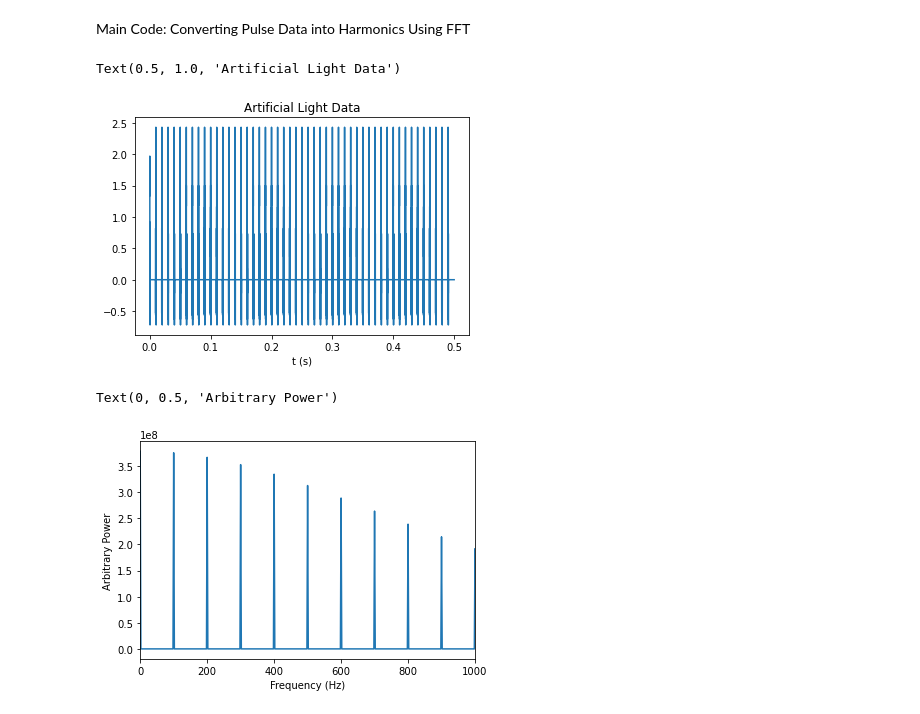
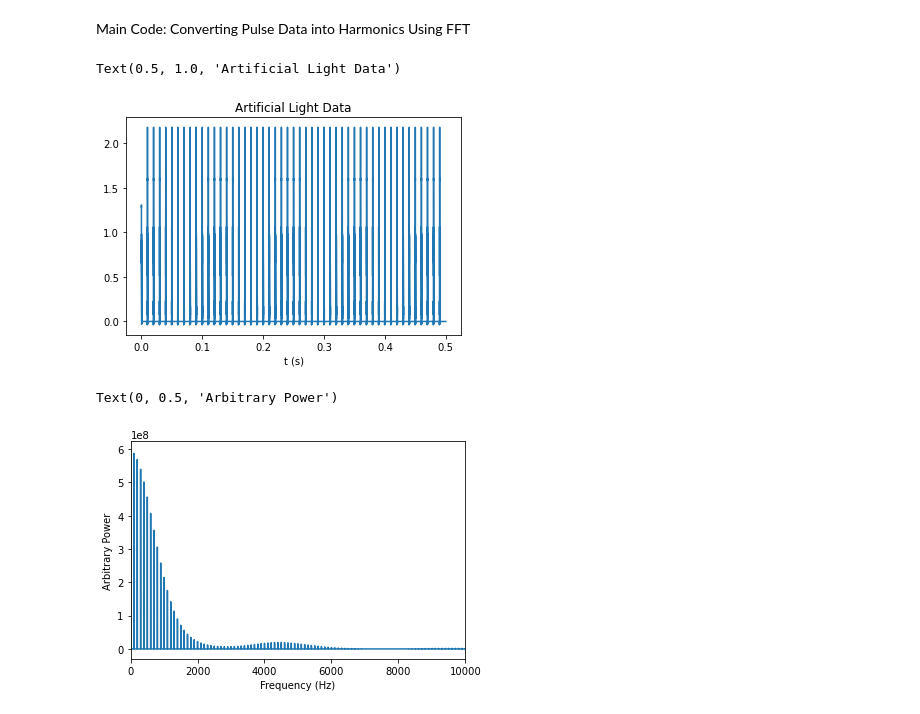
Before and after one commit to lianisreyes/Fourier-Transform-Light-Periodicy, a Jupyter notebook: FFT Final Project .ipynb, the cells around one changed output. Cells and saved outputs as stored; diff of their text form; code cells hidden in the pictures.

```diff
--- a/FFT Final Project .ipynb
+++ b/FFT Final Project .ipynb
@@ -15,7 +15,7 @@ Artificial Data formation and Alteration/ Pulse Profile
 # Phi establishes the rotational phase
 phi = np.linspace(0, 1, 1024)
 # .generate_dummy (number of artificial pulses, number of phase bins )
-pulses, locs = ArtificialData.generate_dummy(1,1024)
+pulses, locs = ArtificialData.generate_dummy(1,1024, 1, 2000)
 
 
 np.savez('TestData.npz', *[pulses, locs], **{'pulses' : pulses, 'locs': locs})
@@ -56,18 +56,18 @@ plt.xlabel('t (s)')
 plt.title('Artificial Light Data')
 # %% [output]
 Text(0.5, 1.0, 'Artificial Light Data')
-[figure, old version]
+[figure, new version]
 # %%
 # This is the
 trainFFT = abs(np.fft.rfft(pulse_train))**2
 x_untits = 1e6*np.array(range(len(trainFFT)))/len(pulse_train) #converting microseconds to seconds / x units
 plt.plot(x_untits, trainFFT)
 # Alter the Xlim to allow for any changes within the harmonics
-plt.xlim(0, 1000)
+plt.xlim(0, 10000)
 plt.xlabel('Frequency (Hz)')
 plt.ylabel('Arbitrary Power')
 # x axis needs frq resolution which is 1/total number of bins
 # y axis arbitrary power
 # %% [output]
 Text(0, 0.5, 'Arbitrary Power')
-[figure, old version]
+[figure, new version]
```
Also changed, not shown: parts of 1 cell of this notebook, 2 other files.
